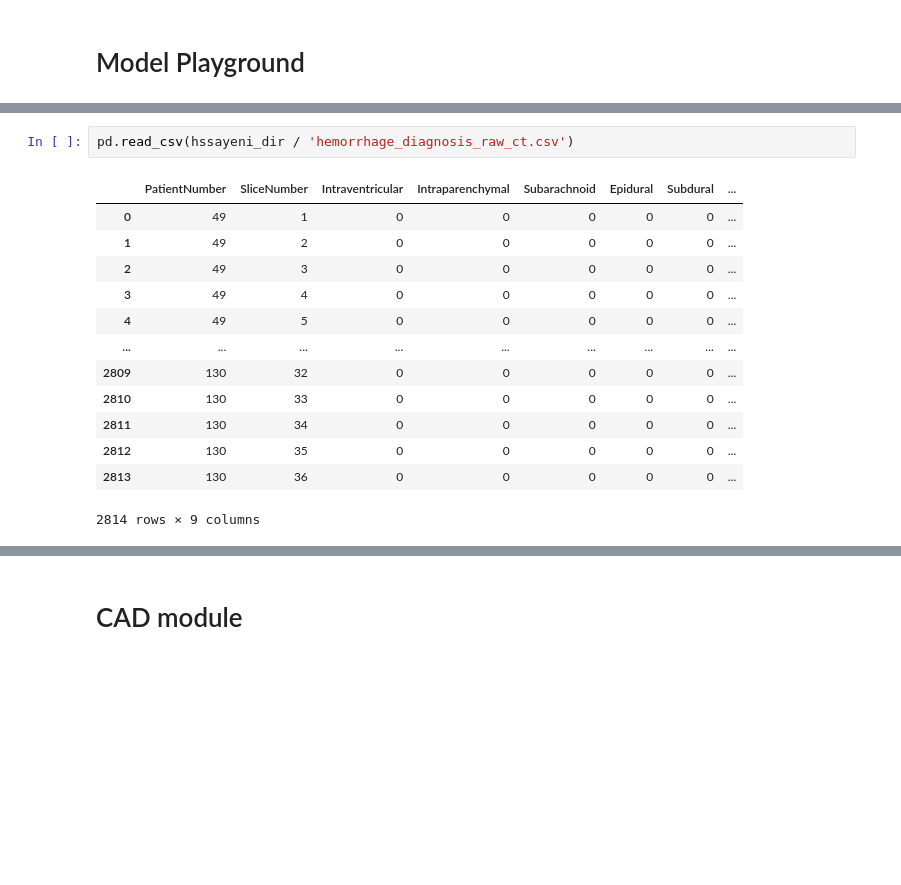
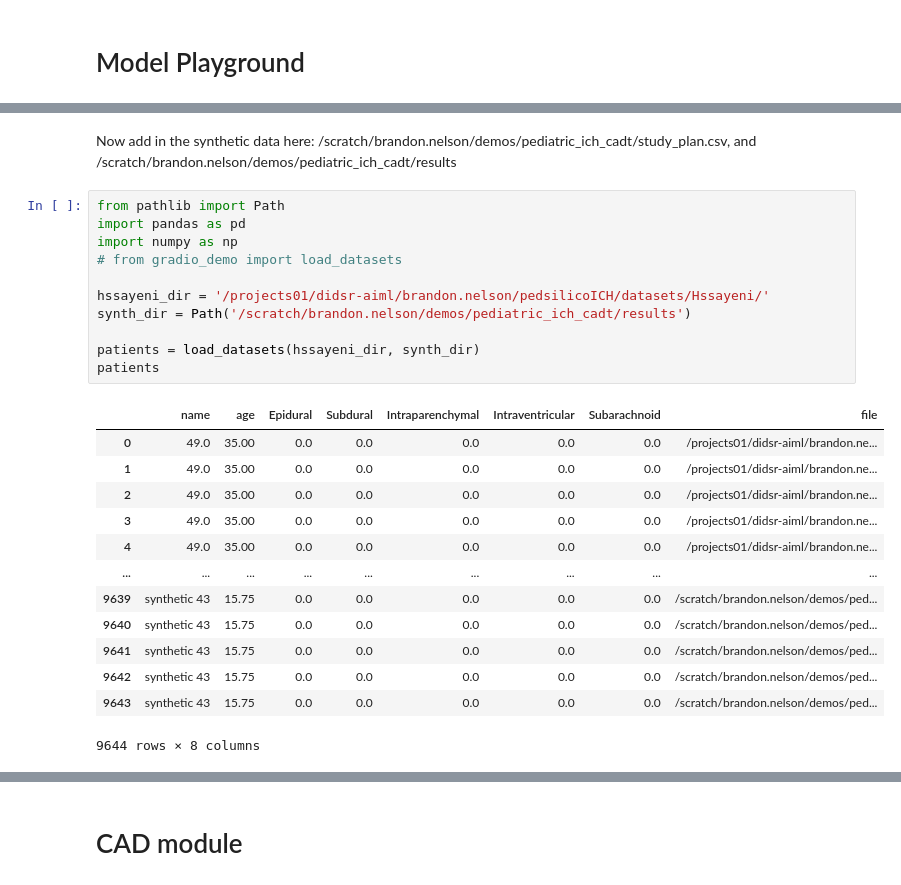
Before and after one commit to brandonjnelsonFDA/Pediatric-AI-Playground, a Jupyter notebook: 01_cadt_inference.ipynb, the cells around one changed output, grey strips where cells are left out. Cells and saved outputs as stored; diff of their text form; blank space fills up the shorter version.

```diff
--- a/01_cadt_inference.ipynb
+++ b/01_cadt_inference.ipynb
@@ -34,16 +3,27 @@ patients
-# %%
-pd.read_csv(hssayeni_dir / 'hemorrhage_diagnosis_raw_ct.csv')
-# %% [output]
-|  | PatientNumber | SliceNumber | Intraventricular | Intraparenchymal | Subarachnoid | Epidural | Subdural | ... |
-| 0 | 49 | 1 | 0 | 0 | 0 | 0 | 0 | ... |
-| 1 | 49 | 2 | 0 | 0 | 0 | 0 | 0 | ... |
-| 2 | 49 | 3 | 0 | 0 | 0 | 0 | 0 | ... |
-| 3 | 49 | 4 | 0 | 0 | 0 | 0 | 0 | ... |
-| 4 | 49 | 5 | 0 | 0 | 0 | 0 | 0 | ... |
-| ... | ... | ... | ... | ... | ... | ... | ... | ... |
-| 2809 | 130 | 32 | 0 | 0 | 0 | 0 | 0 | ... |
-| 2810 | 130 | 33 | 0 | 0 | 0 | 0 | 0 | ... |
-| 2811 | 130 | 34 | 0 | 0 | 0 | 0 | 0 | ... |
-| 2812 | 130 | 35 | 0 | 0 | 0 | 0 | 0 | ... |
-| 2813 | 130 | 36 | 0 | 0 | 0 | 0 | 0 | ... |
-2814 rows × 9 columns
+# %% [markdown]
+Now add in the synthetic data here: /scratch/brandon.nelson/demos/pediatric_ich_cadt/study_plan.csv, and /scratch/brandon.nelson/demos/pediatric_ich_cadt/results
+# %%
+from pathlib import Path
+import pandas as pd
+import numpy as np
+# from gradio_demo import load_datasets
+
+hssayeni_dir = '/projects01/didsr-aiml/brandon.nelson/pedsilicoICH/datasets/Hssayeni/'
+synth_dir = Path('/scratch/brandon.nelson/demos/pediatric_ich_cadt/results')
+
+patients = load_datasets(hssayeni_dir, synth_dir)
+patients
+# %% [output]
+|  | name | age | Epidural | Subdural | Intraparenchymal | Intraventricular | Subarachnoid | file |
+| 0 | 49.0 | 35.00 | 0.0 | 0.0 | 0.0 | 0.0 | 0.0 | /projects01/didsr-aiml/brandon.ne... |
+| 1 | 49.0 | 35.00 | 0.0 | 0.0 | 0.0 | 0.0 | 0.0 | /projects01/didsr-aiml/brandon.ne... |
+| 2 | 49.0 | 35.00 | 0.0 | 0.0 | 0.0 | 0.0 | 0.0 | /projects01/didsr-aiml/brandon.ne... |
+| 3 | 49.0 | 35.00 | 0.0 | 0.0 | 0.0 | 0.0 | 0.0 | /projects01/didsr-aiml/brandon.ne... |
+| 4 | 49.0 | 35.00 | 0.0 | 0.0 | 0.0 | 0.0 | 0.0 | /projects01/didsr-aiml/brandon.ne... |
+| ... | ... | ... | ... | ... | ... | ... | ... | ... |
+| 9639 | synthetic 43 | 15.75 | 0.0 | 0.0 | 0.0 | 0.0 | 0.0 | /scratch/brandon.nelson/demos/ped... |
+| 9640 | synthetic 43 | 15.75 | 0.0 | 0.0 | 0.0 | 0.0 | 0.0 | /scratch/brandon.nelson/demos/ped... |
+| 9641 | synthetic 43 | 15.75 | 0.0 | 0.0 | 0.0 | 0.0 | 0.0 | /scratch/brandon.nelson/demos/ped... |
+| 9642 | synthetic 43 | 15.75 | 0.0 | 0.0 | 0.0 | 0.0 | 0.0 | /scratch/brandon.nelson/demos/ped... |
+| 9643 | synthetic 43 | 15.75 | 0.0 | 0.0 | 0.0 | 0.0 | 0.0 | /scratch/brandon.nelson/demos/ped... |
+9644 rows × 8 columns
```
Also changed, not shown: parts of 5 cells of this notebook, 4 other files.
